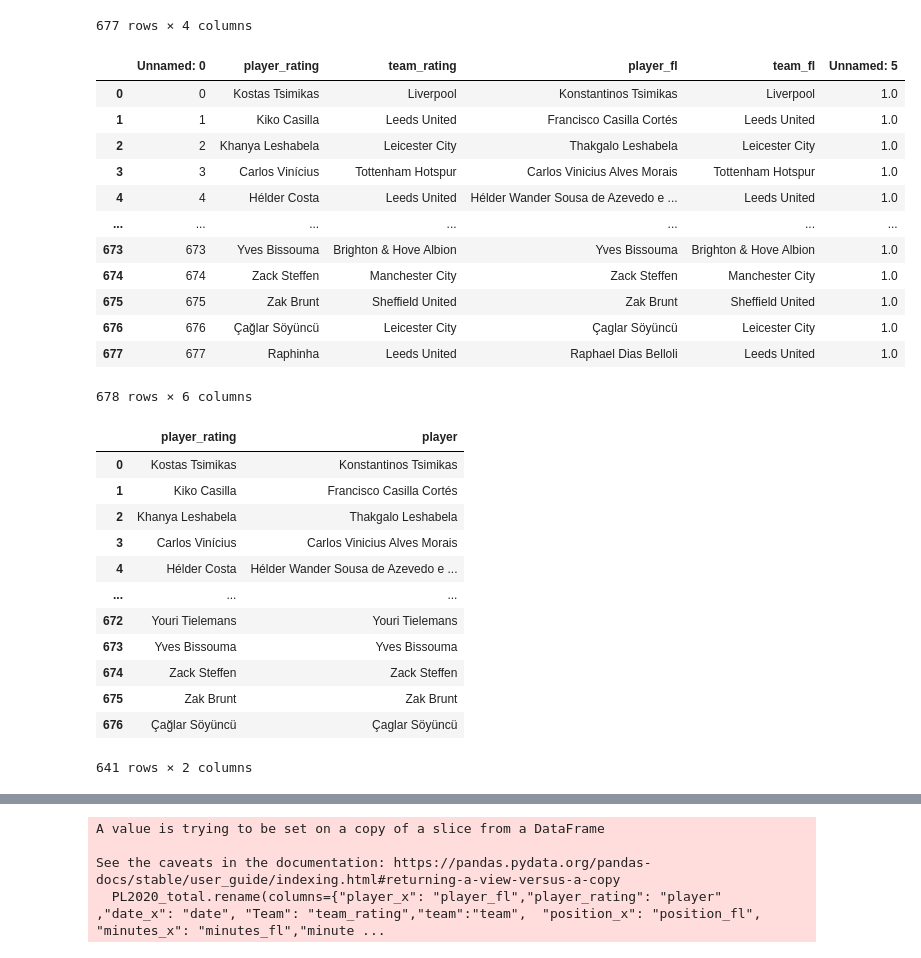
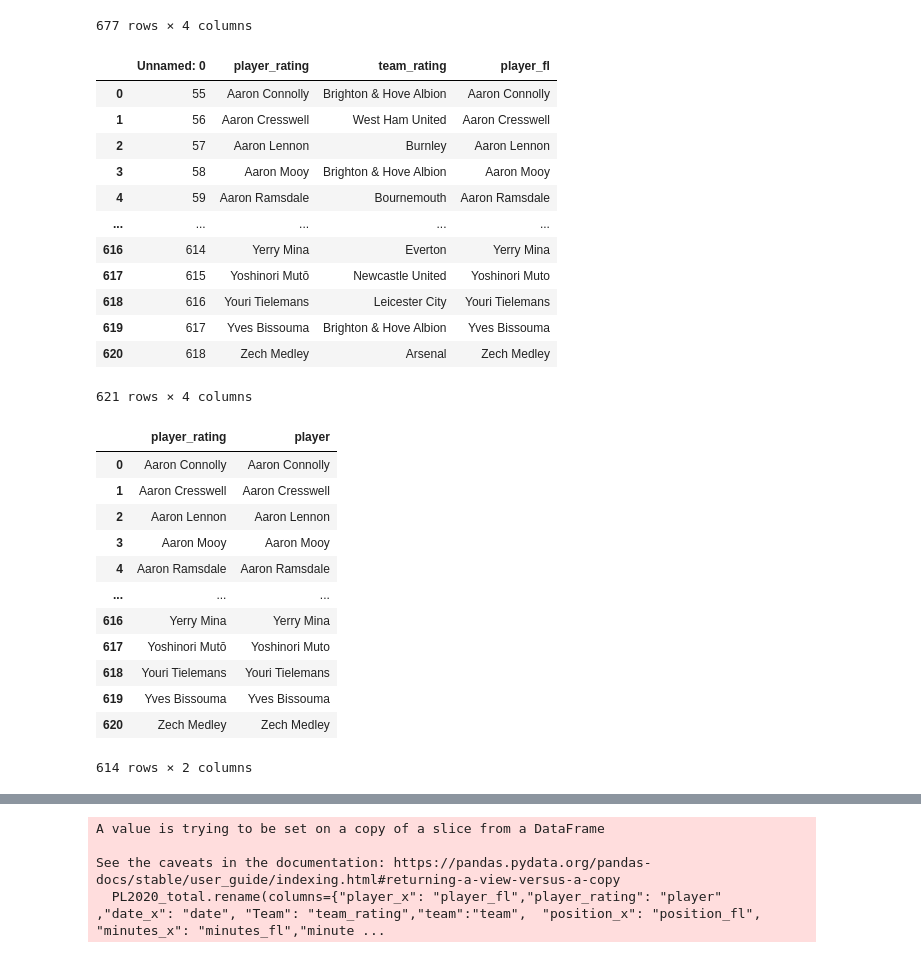
Before and after one commit to Giuliano99/Masterarbeit, a Jupyter notebook: NameMatching.ipynb, the cells around one changed output, grey strips where cells are left out. Saved outputs shown, nothing was run; the diff lists cells and outputs as text; code cells hidden in the pictures.

```diff
--- a/NameMatching.ipynb
+++ b/NameMatching.ipynb
@@ -197,22 +197,22 @@ out
 # %%
 out.to_excel('names_2020.xlsx')
 # %%
-name_matching = pd.read_excel('name_matching_2020.xlsx')
+name_matching = pd.read_excel('name_matching_2019.xlsx')
 name_matching
 # %% [output]
-|  | Unnamed: 0 | player_rating | team_rating | player_fl | team_fl | Unnamed: 5 |
-| 0 | 0 | Kostas Tsimikas | Liverpool | Konstantinos Tsimikas | Liverpool | 1.0 |
-| 1 | 1 | Kiko Casilla | Leeds United | Francisco Casilla Cortés | Leeds United | 1.0 |
-| 2 | 2 | Khanya Leshabela | Leicester City | Thakgalo Leshabela | Leicester City | 1.0 |
-| 3 | 3 | Carlos Vinícius | Tottenham Hotspur | Carlos Vinicius Alves Morais | Tottenham Hotspur | 1.0 |
-| 4 | 4 | Hélder Costa | Leeds United | Hélder Wander Sousa de Azevedo e ... | Leeds United | 1.0 |
-| ... | ... | ... | ... | ... | ... | ... |
-| 673 | 673 | Yves Bissouma | Brighton & Hove Albion | Yves Bissouma | Brighton & Hove Albion | 1.0 |
-| 674 | 674 | Zack Steffen | Manchester City | Zack Steffen | Manchester City | 1.0 |
-| 675 | 675 | Zak Brunt | Sheffield United | Zak Brunt | Sheffield United | 1.0 |
-| 676 | 676 | Çağlar Söyüncü | Leicester City | Çaglar Söyüncü | Leicester City | 1.0 |
-| 677 | 677 | Raphinha | Leeds United | Raphael Dias Belloli | Leeds United | 1.0 |
+|  | Unnamed: 0 | player_rating | team_rating | player_fl |
+| 0 | 55 | Aaron Connolly | Brighton & Hove Albion | Aaron Connolly |
+| 1 | 56 | Aaron Cresswell | West Ham United | Aaron Cresswell |
+| 2 | 57 | Aaron Lennon | Burnley | Aaron Lennon |
+| 3 | 58 | Aaron Mooy | Brighton & Hove Albion | Aaron Mooy |
+| 4 | 59 | Aaron Ramsdale | Bournemouth | Aaron Ramsdale |
+| ... | ... | ... | ... | ... |
+| 616 | 614 | Yerry Mina | Everton | Yerry Mina |
+| 617 | 615 | Yoshinori Mutō | Newcastle United | Yoshinori Muto |
+| 618 | 616 | Youri Tielemans | Leicester City | Youri Tielemans |
+| 619 | 617 | Yves Bissouma | Brighton & Hove Albion | Yves Bissouma |
+| 620 | 618 | Zech Medley | Arsenal | Zech Medley |
-678 rows × 6 columns
+621 rows × 4 columns
 # %%
 name_matching = name_matching[['player_rating', 'player_fl']]
 name_matching = name_matching.drop_duplicates()
@@ -220,16 +220,16 @@ name_matching.rename(columns={"player_fl": "player"}, inplace=True)
 name_matching
 # %% [output]
 |  | player_rating | player |
-| 0 | Kostas Tsimikas | Konstantinos Tsimikas |
-| 1 | Kiko Casilla | Francisco Casilla Cortés |
-| 2 | Khanya Leshabela | Thakgalo Leshabela |
-| 3 | Carlos Vinícius | Carlos Vinicius Alves Morais |
-| 4 | Hélder Costa | Hélder Wander Sousa de Azevedo e ... |
+| 0 | Aaron Connolly | Aaron Connolly |
+| 1 | Aaron Cresswell | Aaron Cresswell |
+| 2 | Aaron Lennon | Aaron Lennon |
+| 3 | Aaron Mooy | Aaron Mooy |
+| 4 | Aaron Ramsdale | Aaron Ramsdale |
 | ... | ... | ... |
-| 672 | Youri Tielemans | Youri Tielemans |
-| 673 | Yves Bissouma | Yves Bissouma |
-| 674 | Zack Steffen | Zack Steffen |
-| 675 | Zak Brunt | Zak Brunt |
-| 676 | Çağlar Söyüncü | Çaglar Söyüncü |
+| 616 | Yerry Mina | Yerry Mina |
+| 617 | Yoshinori Mutō | Yoshinori Muto |
+| 618 | Youri Tielemans | Youri Tielemans |
+| 619 | Yves Bissouma | Yves Bissouma |
+| 620 | Zech Medley | Zech Medley |
-641 rows × 2 columns
+614 rows × 2 columns
 # %%
```
Also changed, not shown: parts of 7 cells of this notebook, 1 other file.
